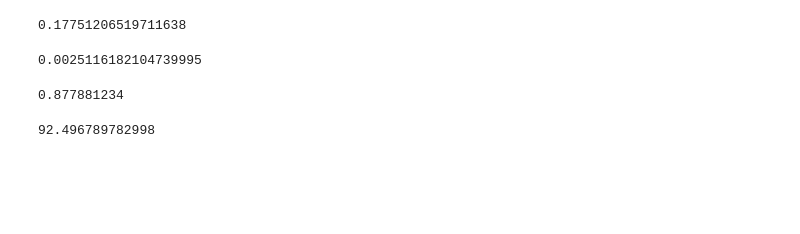
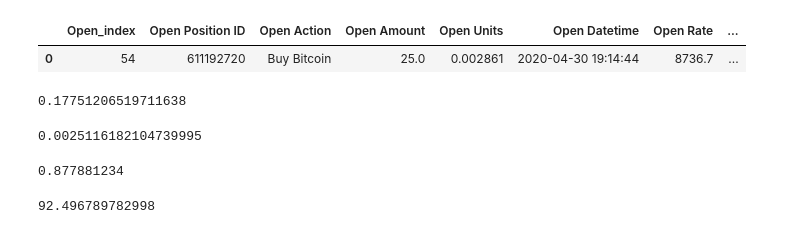
Before and after one commit to VijayTaori/Lifo_step1, a Jupyter notebook: Detailed_Lifo_step4_until_if_statement.ipynb, the cells around one changed output. Cells and saved outputs as stored; diff of their text form; code cells hidden in the pictures; blank space fills up the shorter version.

```diff
--- a/Detailed_Lifo_step4_until_if_statement.ipynb
+++ b/Detailed_Lifo_step4_until_if_statement.ipynb
@@ -120,3 +151,8 @@ See the caveats in the documentation: https://pandas.pydata.org/pandas-docs/stab
+# %%
+df_latest_last_row_open
+# %% [output]
+|  | Open_index | Open Position ID | Open Action | Open Amount | Open Units | Open Datetime | Open Rate | ... |
+| 0 | 54 | 611192720 | Buy Bitcoin | 25.0 | 0.002861 | 2020-04-30 19:14:44 | 8736.7 | ... |
 # %%
 #changed_value_close_spread = changed_value_close_units * value_close_spread_eur/value_close_units
 changed_value_close_spread
```
Also changed, not shown: parts of 9 cells of this notebook.
